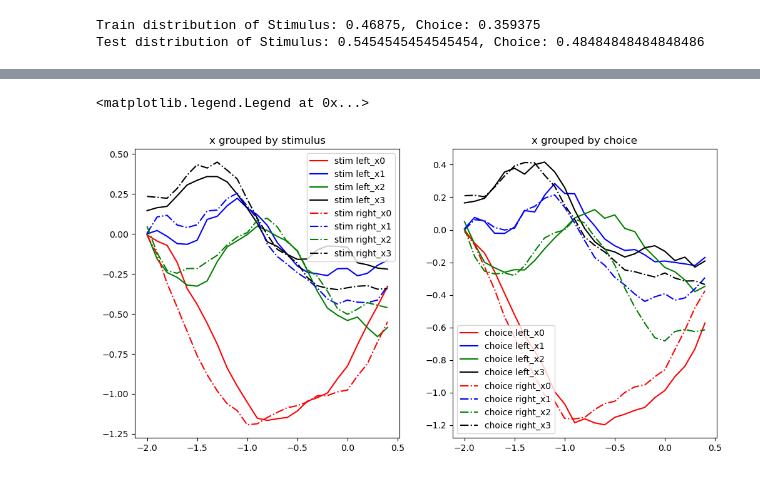
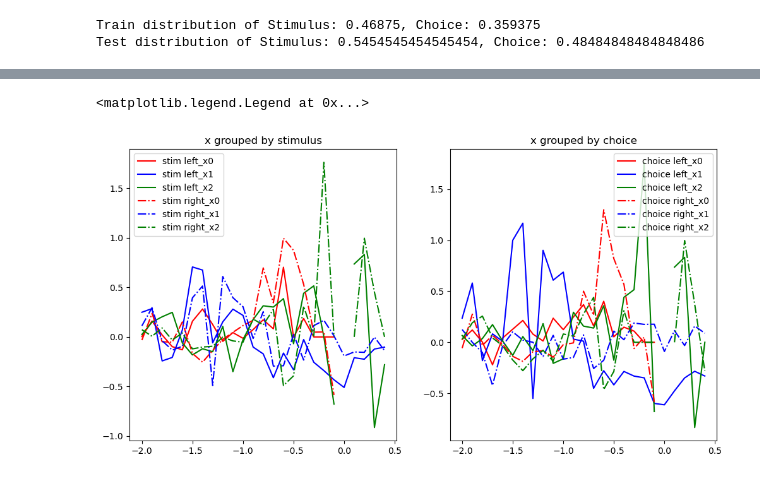
Before and after one commit to methi1999/switching_subspace, a Jupyter notebook: sup.ipynb, the cells around one changed output, grey strips where cells are left out. Drawn from its saved outputs; the diff is of its cells as text; code cells hidden in the pictures.

```diff
--- a/sup.ipynb
+++ b/sup.ipynb
@@ -412,37 +419,66 @@ plt.legend()
 # %%
 def plot_cont_latent(data, label, ax_id, linestyle):
     num_latents = data.shape[1]
     for i in range(num_latents):
         axs[ax_id].plot(t, data[:, i], label='{}_x{}'.format(label, i),
                         color=colors[i], linestyle=linestyle)
 
-behave_data, x_data = behaviour_data_train, x_train
+# behave_data, x_data = behaviour_data_train, x_train
 # behave_data, x_data = behaviour_data_train, x_train*z_train
-# behave_data, x_data = behaviour_data_test, x_test
+behave_data, x_data = behaviour_data_test, x_test
 # behave_data, x_data = behaviour_data, x
+# x_data = z
+
 # group x for stimulus and choice
 stim, choice = behave_data[:, 0].numpy(), behave_data[:, 1].numpy()
+
+x_new = []
+counts = np.zeros((x_data.shape[1], x_data.shape[2]))
+# multiple x by z argmax
+for i in range(x_data.shape[0]):
+    z_arg = np.argmax(z[i], axis=1)
+    # keep only that dimension of x
+    x_ = np.zeros_like(x_data[i])
+    for j in range(x_data.shape[1]):
+        x_[j, z_arg[j]] = x_data[i][j, z_arg[j]]
+        counts[j, z_arg[j]] += 1
+    x_new.append(x_)
+# plt.imshow(x_new[0], aspect='auto')
+x_data = np.array(x_new)
+counts = np.array(counts)
+
 # group x for stimulus
-num = 200
-x_stim_left, x_stim_right = x_data[stim == 1][:num].mean(axis=0), x_data[stim == 0][:num].mean(axis=0)
-x_choice_left, x_choice_right = x_data[choice == 1].mean(axis=0), x_data[choice == 0].mean(axis=0)
+# x_stim_left, x_stim_right = x_data[stim == 1].mean(axis=0), x_data[stim == 0].mean(axis=0)
+# x_choice_left, x_choice_right = x_data[choice == 1].mean(axis=0), x_data[choice == 0].mean(axis=0)
+
+x_stim_left, x_stim_right = x_data[stim == 1].sum(axis=0)/counts, x_data[stim == 0].sum(axis=0)/counts
+x_choice_left, x_choice_right = x_data[choice == 1].sum(axis=0)/counts, x_data[choice == 0].sum(axis=0)/counts
+
+
 # plot x for stimulus and choice
 fig, axs = plt.subplots(1, 2, figsize=(12, 6))
+# fig, axs = plt.subplots(1, 3, figsize=(12, 6))
 
 plot_cont_latent(x_stim_left, 'stim left', 0, '-')
 plot_cont_latent(x_stim_right, 'stim right', 0, '-.')
 # plot_cont_latent(x_data.mean(axis=0), 'both', 0, ':')
 axs[0].set_title('x grouped by stimulus')
 axs[0].legend()
 
 plot_cont_latent(x_choice_left, 'choice left', 1, '-')
 plot_cont_latent(x_choice_right, 'choice right', 1, '-.')
 # plot_cont_latent(x_data.mean(axis=0), 'both', 1, ':')
 axs[1].set_title('x grouped by choice')
 axs[1].legend()
+
+# axs[2].plot(t, counts[:, 0], label='z0 argmax')
+# axs[2].plot(t, counts[:, 1], label='z1 argmax')
+# axs[2].plot(t, counts[:, 2], label='z2 argmax')
+# axs[2].set_title('Counts of z argmax')
+# axs[2].legend()
 # %% [output]
 <matplotlib.legend.Legend at 0x...>
-[figure, old version]
+[figure, new version]
 # %%
 # plot x on 2d
 choice = behaviour_data[:, 1].numpy()
```
Also changed, not shown: parts of 11 cells of this notebook, 45 other files.
